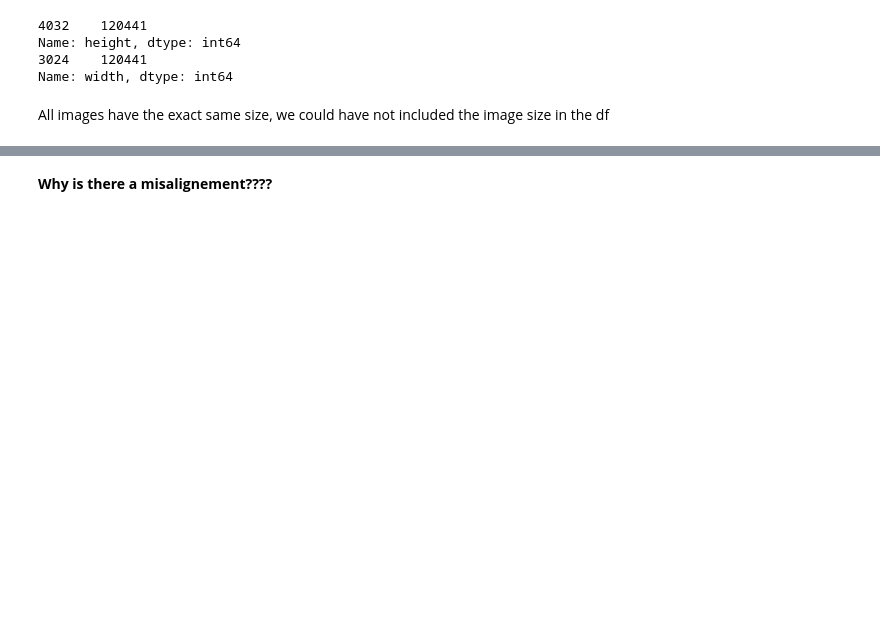
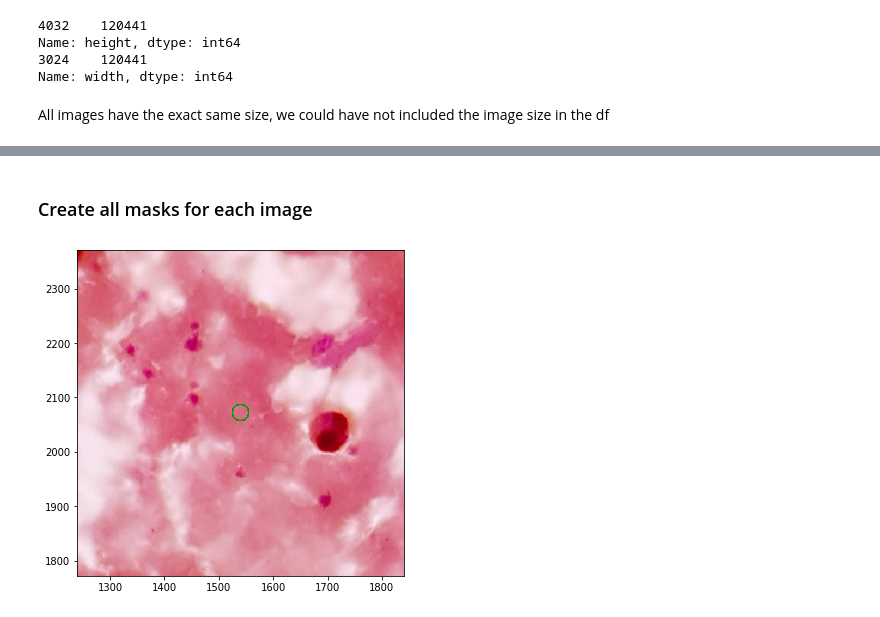
Before and after one commit to malaria-diagnosis/malaria-code, a Jupyter notebook: smartphone_data_scripts/new_ai4good_scripts/scripts/preprocess.ipynb, the cells around one changed output, grey strips where cells are left out. Drawn from its saved outputs; the diff is of its cells as text; code cells hidden in the pictures; blank space fills up the shorter version.

```diff
--- a/smartphone_data_scripts/new_ai4good_scripts/scripts/preprocess.ipynb
+++ b/smartphone_data_scripts/new_ai4good_scripts/scripts/preprocess.ipynb
@@ -141,2 +152,41 @@ plt.ylim(y-zoom,y+zoom);
-# %% [markdown]
-**Why is there a misalignement????**
+# %% [markdown]
+### Create all masks for each image
+# %%
+def draw_circle(img, x, y, radius, color = (0,160,0), thickness = 2):
+    return cv2.circle(img,
+                      center = (x,y),
+                      radius = radius,
+                      color = color,
+                      thickness = thickness
+                     )
+# %%
+for path in all_files[10:12]:
+    # Extract unique ID pair
+    p = Path(path)
+    timestamp = p.stem
+    patient = p.parent.name
+
+    # Load the base image
+    img = cv2.imread(os.path.join(DATA_ROOT,patient,timestamp+'.jpg'))
+
+    # Filter relevant data
+    # TODO - Make those indexes
+    idx = (df.patient_id == patient)&(df.timestamp == timestamp)
+    data = df[idx]
+
+    # Draw all the circles
+    for _,row in df[idx].iterrows():
+        if row.radius>0:
+            img = draw_circle(img,row.x_centre,row.y_centre,row.radius)
+
+            # For displyaing purposes only
+            x,y,r = row.x_centre,row.y_centre,row.radius
+    # Save the image
+# %%
+plt.imshow(img);
+
+zoom = 20*r
+plt.xlim(x-zoom,x+zoom);
+plt.ylim(y-zoom,y+zoom);
+# %% [output]
+[figure, added]
```
Also changed, not shown: parts of 13 cells of this notebook.
